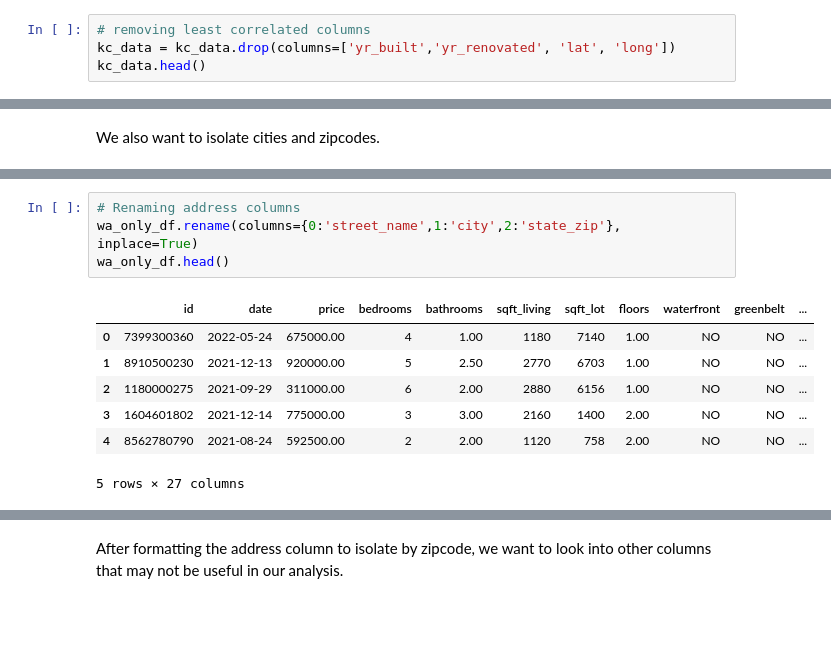
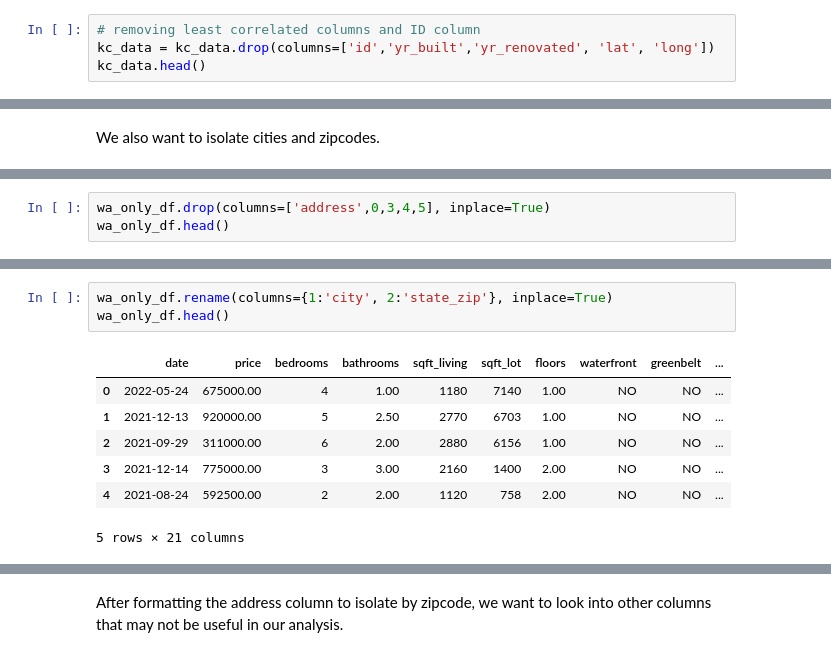
Before and after one commit to claragiurgiu/Phase2-Project, a Jupyter notebook: Code/Clara_Analysis.ipynb, the cells around one changed output, grey strips where cells are left out. Cells and saved outputs as stored; diff of their text form; blank space fills up the shorter version.

```diff
--- a/Code/Clara_Analysis.ipynb
+++ b/Code/Clara_Analysis.ipynb
@@ -215,7 +195,7 @@ plt.title('Price as a Function of Square Footage');
 # %% [markdown]
 Although small, we can see a positive trend between home square footage and prices.
 # %%
-# removing least correlated columns
-kc_data = kc_data.drop(columns=['yr_built','yr_renovated', 'lat', 'long'])
+# removing least correlated columns and ID column
+kc_data = kc_data.drop(columns=['id','yr_built','yr_renovated', 'lat', 'long'])
 kc_data.head()
 # %% [output]
@@ -347,0 +312,3 @@ wa_only_df.head()
+# %%
+wa_only_df.drop(columns=['address',0,3,4,5], inplace=True)
+wa_only_df.head()
@@ -348,13 +323,12 @@ wa_only_df.head()
 # %%
-# Renaming address columns
-wa_only_df.rename(columns={0:'street_name',1:'city',2:'state_zip'}, inplace=True)
+wa_only_df.rename(columns={1:'city', 2:'state_zip'}, inplace=True)
 wa_only_df.head()
 # %% [output]
-|  | id | date | price | bedrooms | bathrooms | sqft_living | sqft_lot | floors | waterfront | greenbelt | ... |
-| 0 | 7399300360 | 2022-05-24 | 675000.00 | 4 | 1.00 | 1180 | 7140 | 1.00 | NO | NO | ... |
-| 1 | 8910500230 | 2021-12-13 | 920000.00 | 5 | 2.50 | 2770 | 6703 | 1.00 | NO | NO | ... |
-| 2 | 1180000275 | 2021-09-29 | 311000.00 | 6 | 2.00 | 2880 | 6156 | 1.00 | NO | NO | ... |
-| 3 | 1604601802 | 2021-12-14 | 775000.00 | 3 | 3.00 | 2160 | 1400 | 2.00 | NO | NO | ... |
-| 4 | 8562780790 | 2021-08-24 | 592500.00 | 2 | 2.00 | 1120 | 758 | 2.00 | NO | NO | ... |
+|  | date | price | bedrooms | bathrooms | sqft_living | sqft_lot | floors | waterfront | greenbelt | ... |
+| 0 | 2022-05-24 | 675000.00 | 4 | 1.00 | 1180 | 7140 | 1.00 | NO | NO | ... |
+| 1 | 2021-12-13 | 920000.00 | 5 | 2.50 | 2770 | 6703 | 1.00 | NO | NO | ... |
+| 2 | 2021-09-29 | 311000.00 | 6 | 2.00 | 2880 | 6156 | 1.00 | NO | NO | ... |
+| 3 | 2021-12-14 | 775000.00 | 3 | 3.00 | 2160 | 1400 | 2.00 | NO | NO | ... |
+| 4 | 2021-08-24 | 592500.00 | 2 | 2.00 | 1120 | 758 | 2.00 | NO | NO | ... |
-5 rows × 27 columns
+5 rows × 21 columns
 # %%
```
Also changed, not shown: parts of 101 cells of this notebook, 4 other files.
